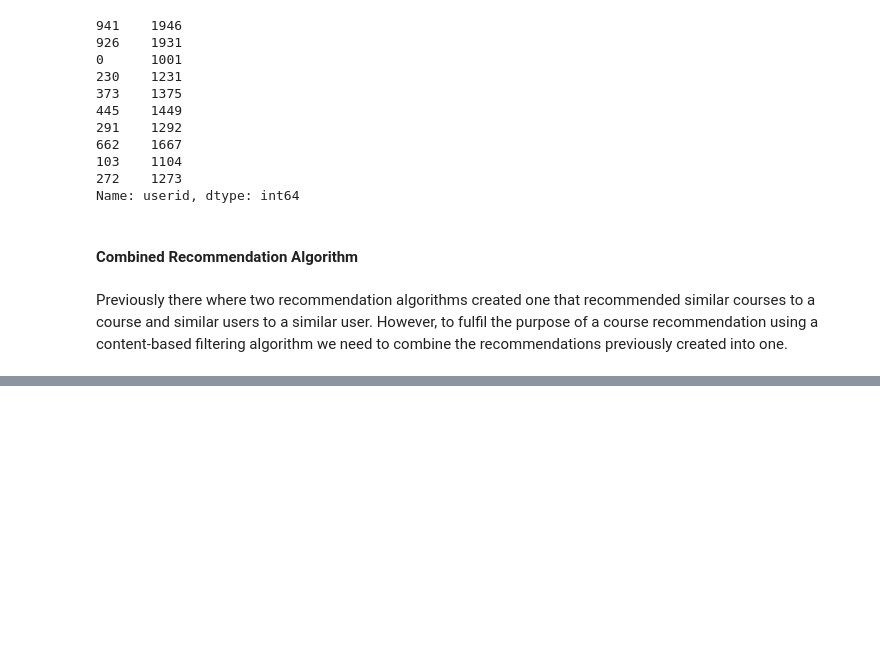
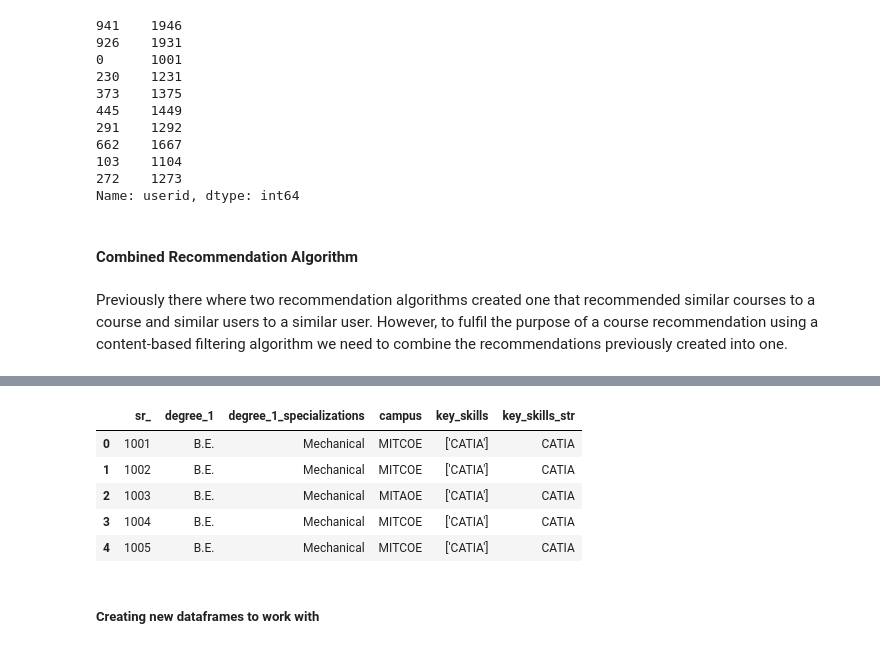
Before and after one commit to janiceXerri21/JaniceXerri_FYP_PCRS_VRLE_2024, a Jupyter notebook: TestingContentBased.ipynb, the cells around one changed output, grey strips where cells are left out. Cells and saved outputs as stored; diff of their text form; code cells hidden in the pictures; blank space fills up the shorter version.

```diff
--- a/TestingContentBased.ipynb
+++ b/TestingContentBased.ipynb
@@ -342,0 +328,12 @@ cb_user_dataset.head()
+# %%
+courses = pd.read_csv('cleanedDatasets/cleaned_course_dataset.csv')
+courses.head()
+# %% [output]
+|  | sr_ | degree_1 | degree_1_specializations | campus | key_skills | key_skills_str |
+| 0 | 1001 | B.E. | Mechanical | MITCOE | ['CATIA'] | CATIA |
+| 1 | 1002 | B.E. | Mechanical | MITCOE | ['CATIA'] | CATIA |
+| 2 | 1003 | B.E. | Mechanical | MITAOE | ['CATIA'] | CATIA |
+| 3 | 1004 | B.E. | Mechanical | MITCOE | ['CATIA'] | CATIA |
+| 4 | 1005 | B.E. | Mechanical | MITCOE | ['CATIA'] | CATIA |
+# %% [markdown]
+##### Creating new dataframes to work with
```
Also changed, not shown: parts of 22 cells of this notebook.
